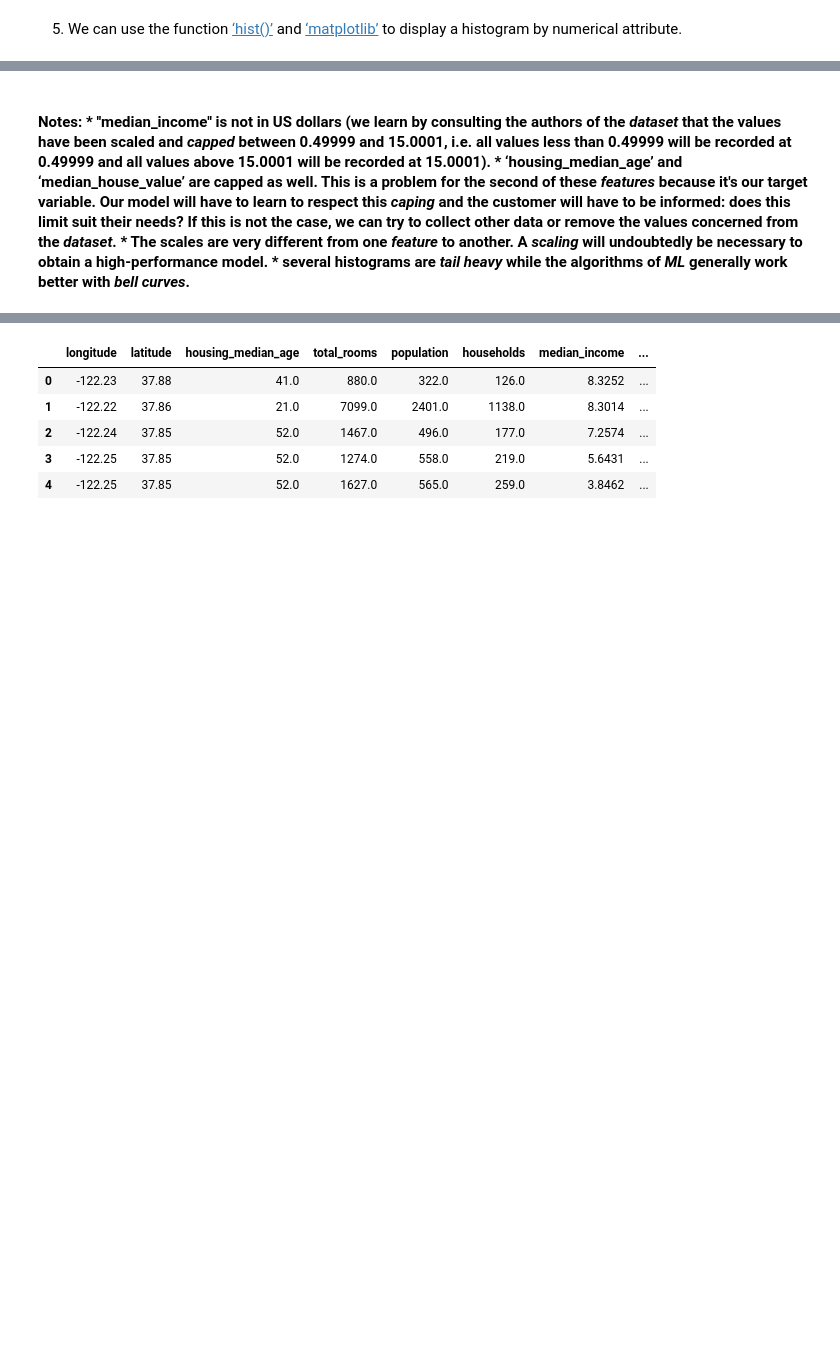
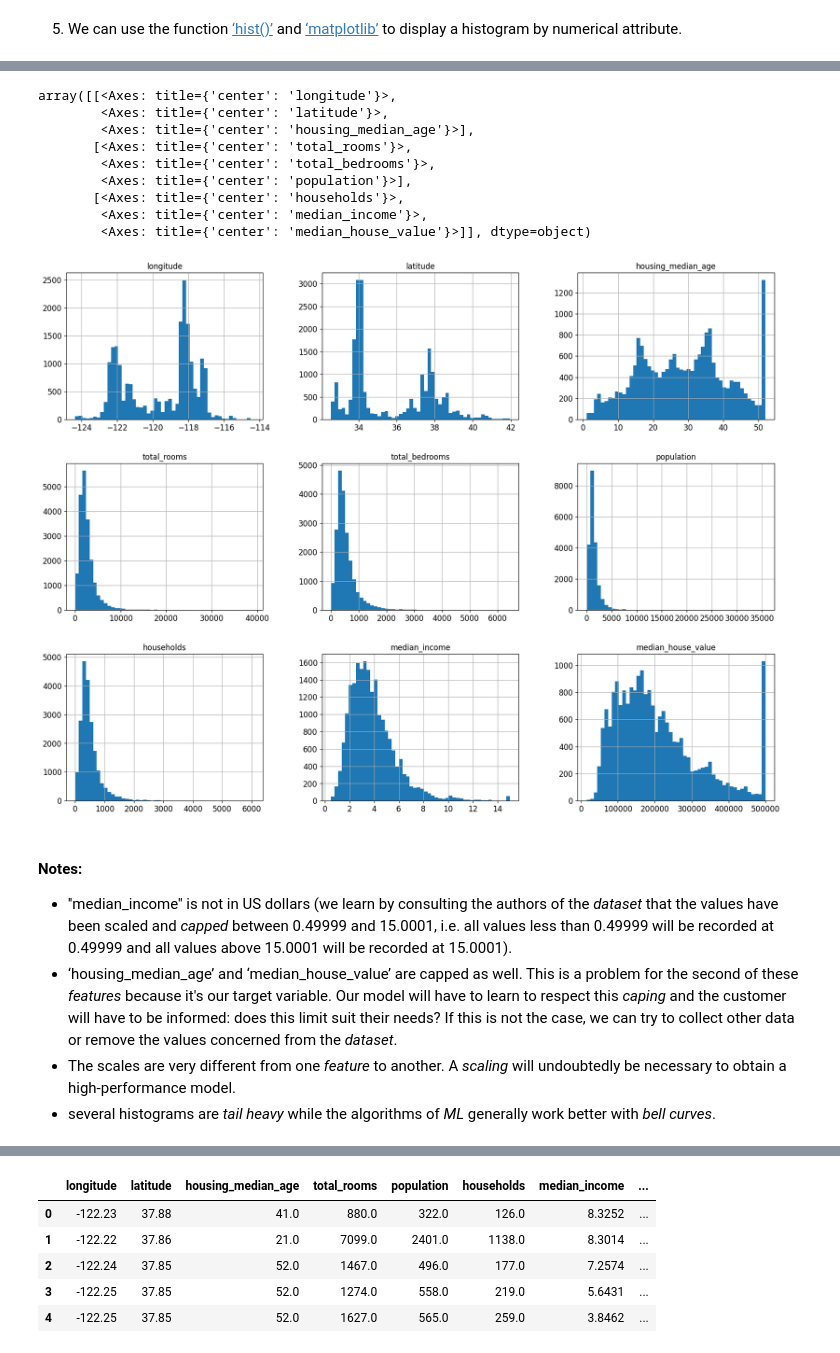
Before and after one commit to DevLaukey/Data-Science-Wrangling, a Jupyter notebook: WS1_Data_Wrangling_EN_REV_FINAL.ipynb, the cells around one changed output, grey strips where cells are left out. Drawn from its saved outputs; the diff is of its cells as text; code cells hidden in the pictures; blank space fills up the shorter version.

```diff
--- a/WS1_Data_Wrangling_EN_REV_FINAL.ipynb
+++ b/WS1_Data_Wrangling_EN_REV_FINAL.ipynb
@@ -113,3 +184,20 @@ Name: ocean_proximity, dtype: int64
+# %%
+housing.hist(bins=50, figsize=(20,15))
+# %% [output]
+array([[<Axes: title={'center': 'longitude'}>,
+        <Axes: title={'center': 'latitude'}>,
+        <Axes: title={'center': 'housing_median_age'}>],
+       [<Axes: title={'center': 'total_rooms'}>,
+        <Axes: title={'center': 'total_bedrooms'}>,
+        <Axes: title={'center': 'population'}>],
+       [<Axes: title={'center': 'households'}>,
+        <Axes: title={'center': 'median_income'}>,
+        <Axes: title={'center': 'median_house_value'}>]], dtype=object)
+[figure, added]
 # %% [markdown]
-#### Notes: * ''median_income'' is not in US dollars (we learn by consulting the authors of the _dataset_ that the values have been scaled and _capped_ between 0.49999 and 15.0001, i.e. all values less than 0.49999 will be recorded at 0.49999 and all values above 15.0001 will be recorded at 15.0001). * ‘housing_median_age’ and ‘median_house_value’ are capped as well. This is a problem for the second of these _features_ because it's our target variable. Our model will have to learn to respect this _caping_ and the customer will have to be informed: does this limit suit their needs? If this is not the case, we can try to collect other data or remove the values concerned from the _dataset_. * The scales are very different from one _feature_ to another. A _scaling_ will undoubtedly be necessary to obtain a high-performance model. * several histograms are _tail heavy_ while the algorithms of _ML_ generally work better with _bell curves_.
+#### Notes:
+* ''median_income'' is not in US dollars (we learn by consulting the authors of the _dataset_ that the values have been scaled and _capped_ between 0.49999 and 15.0001, i.e. all values less than 0.49999 will be recorded at 0.49999 and all values above 15.0001 will be recorded at 15.0001).
+* ‘housing_median_age’ and ‘median_house_value’ are capped as well. This is a problem for the second of these _features_ because it's our target variable. Our model will have to learn to respect this _caping_ and the customer will have to be informed: does this limit suit their needs? If this is not the case, we can try to collect other data or remove the values concerned from the _dataset_.
+* The scales are very different from one _feature_ to another. A _scaling_ will undoubtedly be necessary to obtain a high-performance model.
+* several histograms are _tail heavy_ while the algorithms of _ML_ generally work better with _bell curves_.
 # %% [markdown]
```
Also changed, not shown: parts of 59 cells of this notebook, 2 other files.
